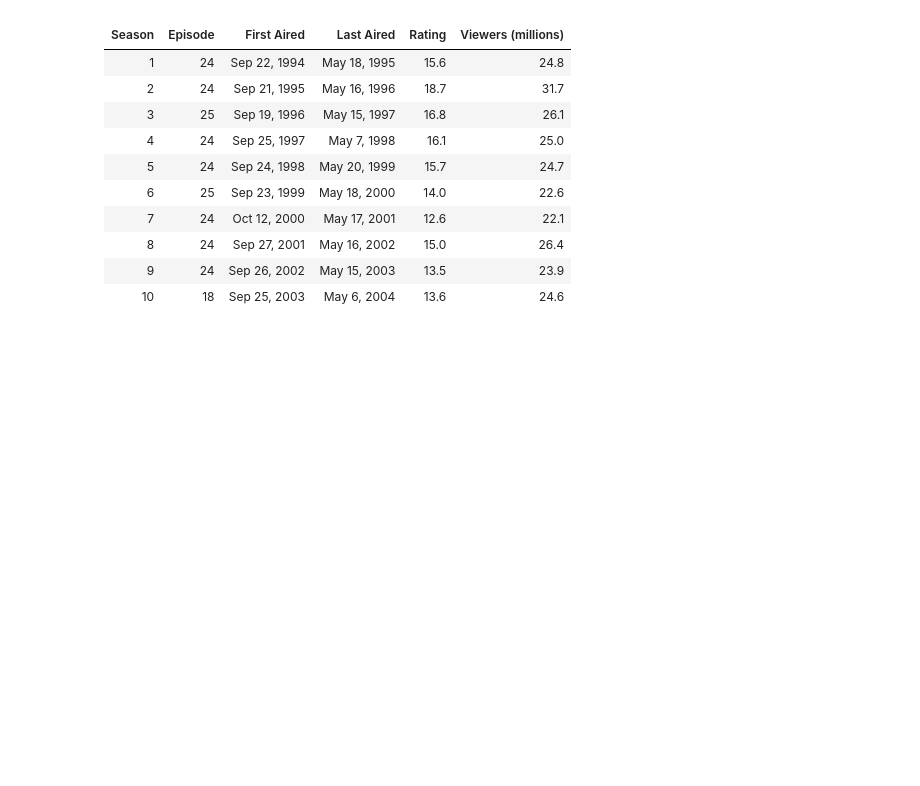
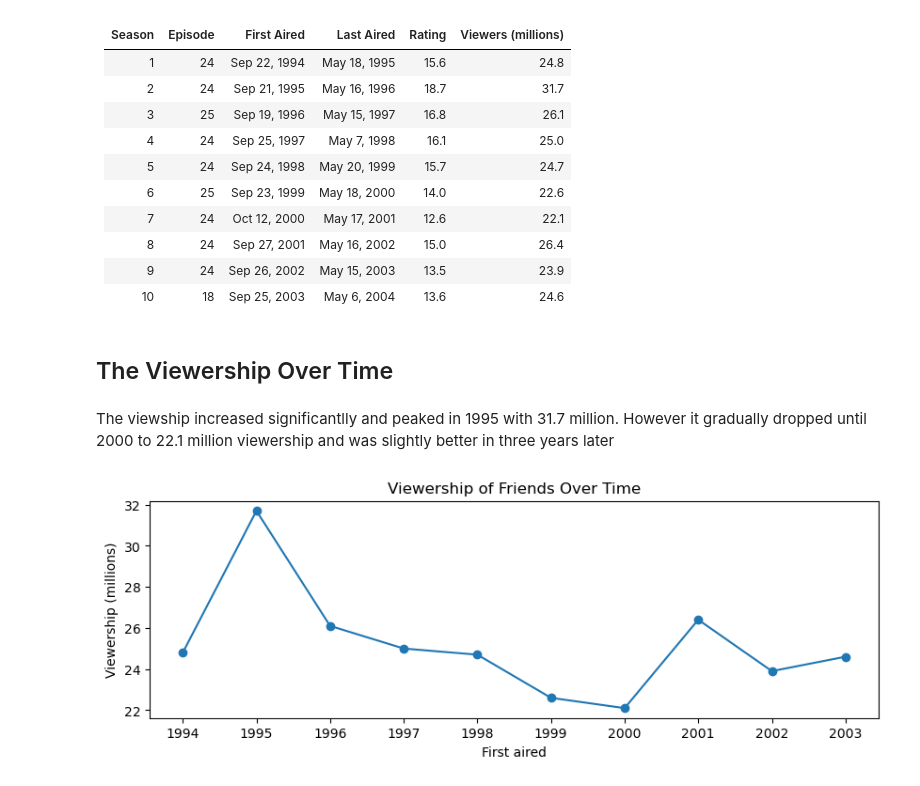
Before and after one commit to BichDiepVi/RR_assignment_8, a Jupyter notebook: TV_show_review.ipynb, the cells around one changed output. Cells and saved outputs as stored; diff of their text form; code cells hidden in the pictures; blank space fills up the shorter version.

```diff
--- a/TV_show_review.ipynb
+++ b/TV_show_review.ipynb
@@ -25,3 +26,21 @@ The series began with the pilot episode, which was broadcast on September 22, 19
 | 8      | 24       | Sep 27, 2001 | May 16, 2002 | 15.0 | 26.4 |
 | 9      | 24       | Sep 26, 2002 | May 15, 2003 | 13.5 | 23.9 |
 | 10      | 18       | Sep 25, 2003 | May 6, 2004 | 13.6 | 24.6 |
+# %% [markdown]
+## The Viewership Over Time
+# %% [markdown]
+The viewship increased significantlly and peaked in 1995 with 31.7 million. However it gradually dropped until 2000 to 22.1 million viewership and was slightly better in three years later
+# %%
+import matplotlib.pyplot as plt
+
+first_aired = range(1994, 2004)
+viewership = [24.8, 31.7, 26.1, 25, 24.7, 22.6, 22.1, 26.4, 23.9, 24.6]
+plt.figure(figsize=(10, 3))
+plt.plot(first_aired, viewership, marker='o', linestyle='-')
+plt.title('Viewership of Friends Over Time')
+plt.xlabel('First aired')
+plt.ylabel('Viewership (millions)')
+plt.xticks(first_aired)
+plt.show()
+# %% [output]
+[figure, added]
```
Also changed, not shown: parts of 4 cells of this notebook.
